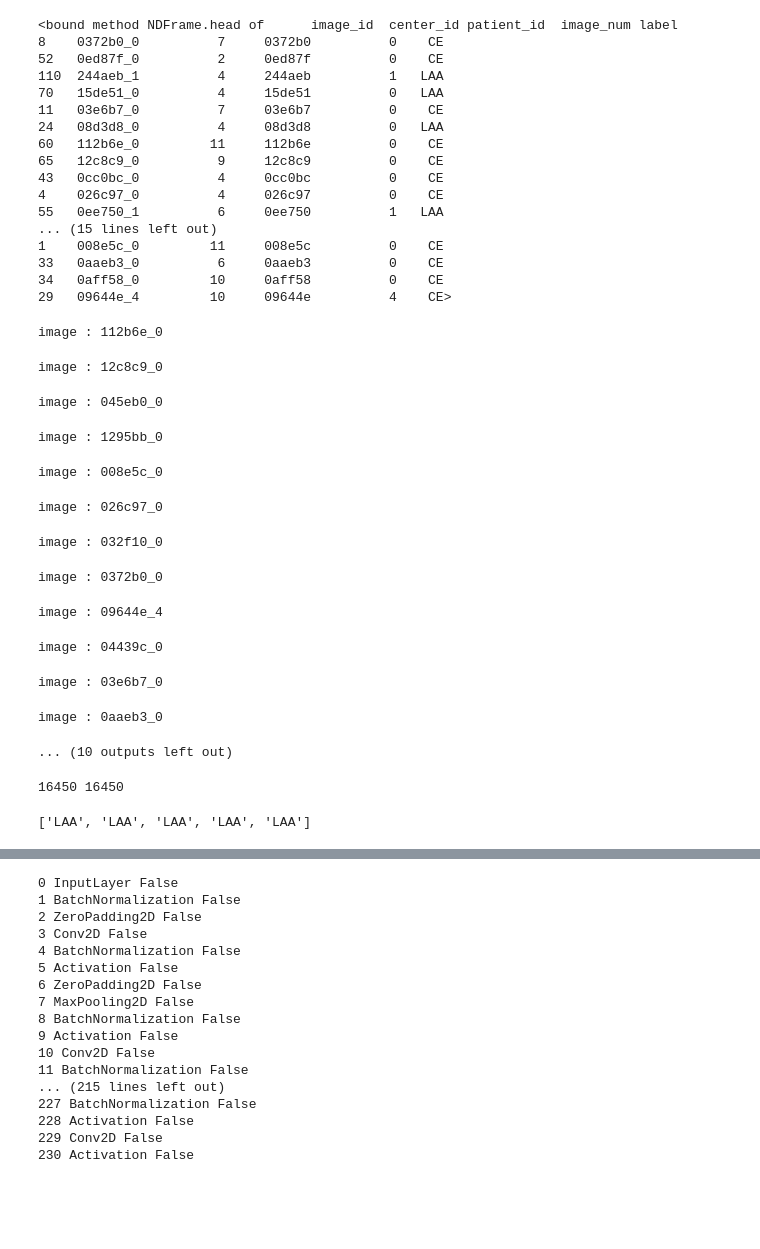
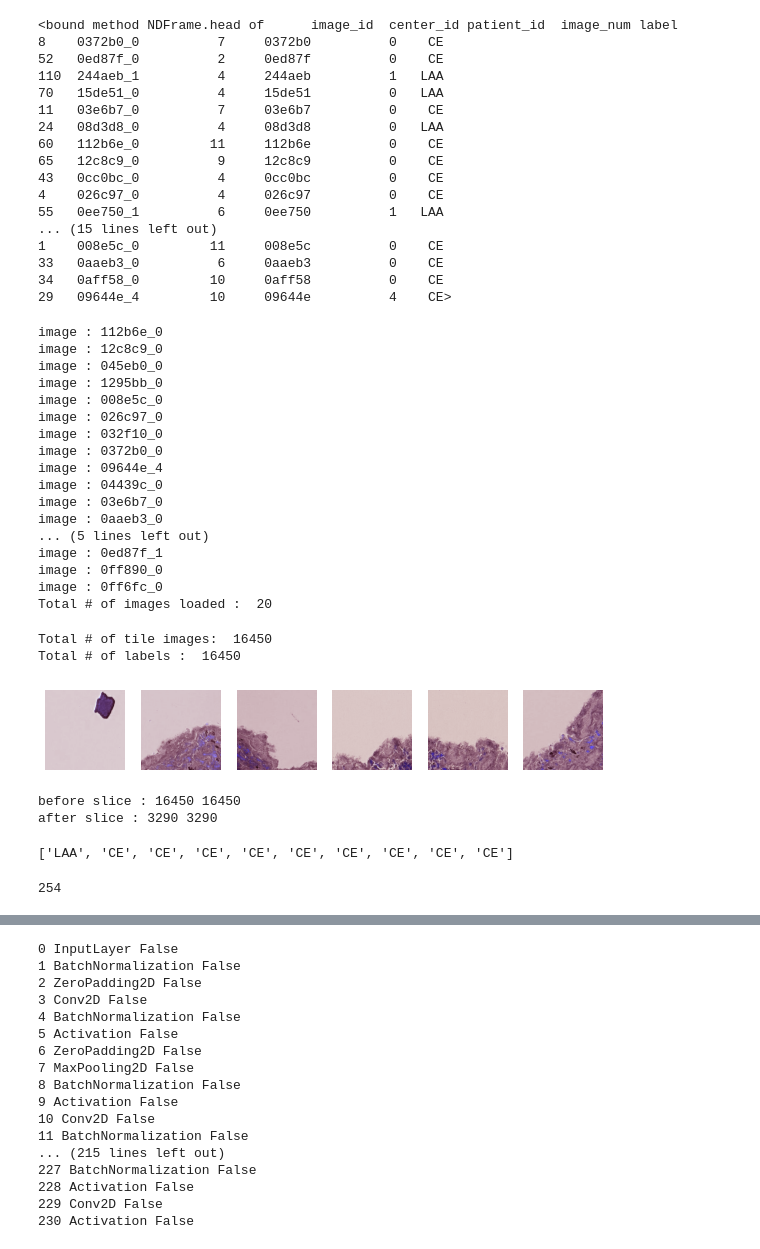
Before and after one commit to dingowhiz/Data_Analytics_ML, a Jupyter notebook: mayo_wsi_anomaly.ipynb, the cells around one changed output, grey strips where cells are left out. Drawn from its saved outputs; the diff is of its cells as text; code cells hidden in the pictures; blank space fills up the shorter version.

```diff
--- a/mayo_wsi_anomaly.ipynb
+++ b/mayo_wsi_anomaly.ipynb
@@ -263,6 +241,7 @@ X_train.head
 from google.colab import output
 output.enable_custom_widget_manager()
 # %%
+from tqdm.notebook import tqdm_notebook
 # file_name = "/content/"
 # with ZipFile(file_name,'r') as zip:
 #   zip.extractall()
@@ -271,16 +250,18 @@ output.enable_custom_widget_manager()
 ce_path = '/content/drive/MyDrive/Mayo/train/train_CE/'
 X = []
 y = []
+count = 0
 os.chdir(ce_path)
 img_dir_CE = os.listdir()
-for ele in tqdm(img_dir_CE):
+for ele in tqdm(os.listdir(), desc = 'image loading in progress ...'):
   print('image :',ele)
+  count+=1
   os.chdir(ce_path + ele)
   cur_dir = os.getcwd()
   if os.path.isdir(cur_dir):
     subdir = os.listdir()
 
-    for s in tqdm(subdir):
+    for s in subdir:
       #print('last_dir =',s)
       #print(os.getcwd())
       #print('cur_dir :',cur_dir)
@@ -288,7 +269,7 @@ for ele in tqdm(img_dir_CE):
         os.chdir(cur_dir+'/'+s)
         #print('cur_dir changed to :', os.getcwd())
         t_dir = os.listdir()
-        for t in tqdm(t_dir):
+        for t in t_dir:
           img = cv2.imread(t)
           #plt.imshow(img)
           #plt.show()
@@ -296,18 +277,20 @@ for ele in tqdm(img_dir_CE):
           #img, mask = mask_filter(np.array(img))
           #img = remove_bkgd(img, mask)
           X.append(img)
+          del img
           y.append('CE')
+print('Total # of images loaded : ', count)
 laa_path = '/content/drive/MyDrive/Mayo/train/train_LAA/'
 os.chdir(laa_path)
 img_dir_LAA = os.listdir()
-for ele_laa in tqdm(img_dir_LAA):
+for ele_laa in img_dir_LAA:
   #print('image_laa :',ele_laa)
   os.chdir(laa_path + ele_laa)
   cur_dir_laa = os.getcwd()
   if os.path.isdir(cur_dir_laa):
     subdir_laa = os.listdir()
 
-    for s_laa in tqdm(subdir_laa):
+    for s_laa in subdir_laa:
       #print('last_dir_laa =',s_laa)
       #print(os.getcwd())
       #print('cur_dir :',cur_dir)
@@ -315,49 +298,58 @@ for ele_laa in tqdm(img_dir_LAA):
         os.chdir(cur_dir_laa+'/'+s_laa)
         #print('cur_dir changed to :', os.getcwd())
         t_dir_laa = os.listdir()
-        for t_laa in tqdm(t_dir_laa):
+        for t_laa in t_dir_laa:
           img_laa = cv2.imread(t_laa)
           #plt.imshow(img)
           #plt.show()
           #img = cv2.resize(img,(224,224))      #<=== resize image to 224x224 pixels
           #img, mask = mask_filter(np.array(img))
           #img = remove_bkgd(img, mask)
           X.append(img_laa)
+          del img_laa
           y.append('LAA')
         #y.append((i['label']))
         #print(i[0:1])
   #os.chdir('/content/drive/MyDrive/Mayo/train/LAA')
   #img_dir_LAA = os.listdir()
   #for subdir in tqdm(img_dir_LAA):
   #  for t_dir in tqdm(subdir[0]):
   #    for i in t_dir[0]:
   #      img = cv2.imread(i)
         #img = cv2.resize(img,(224,224))
         #img, mask = mask_filter(np.array(img))
         #img = remove_bkgd(img, mask)
   #      X.append(img)
   #for i in range(1,99):
         #y.append('label')
   #print(y)
+del ce_path, cur_dir, cur_dir_laa, ele, ele_laa, img_dir_CE, img_dir_LAA, laa_path, t, t_dir, t_dir_laa, t_laa, s, s_laa, subdir, subdir_laa
 print('Total # of tile images: ', len(X))
 print('Total # of labels : ', len(y))
 plt.figure(figsize=(10, 10))
 for i in range(6):
       plt.subplot(1, 6, i+1)
       plt.imshow(X[i], cmap="gray")
       plt.axis('off')
 plt.show()
 # %% [output]
 image : 112b6e_0
+image : 12c8c9_0
+image : 045eb0_0
+image : 1295bb_0
+image : 008e5c_0
+image : 026c97_0
+image : 032f10_0
+image : 0372b0_0
+image : 09644e_4
+image : 04439c_0
+image : 03e6b7_0
+image : 0aaeb3_0
+... (5 lines left out)
+image : 0ed87f_1
+image : 0ff890_0
+image : 0ff6fc_0
+Total # of images loaded :  20
-image : 12c8c9_0
+Total # of tile images:  16450
+Total # of labels :  16450
-image : 045eb0_0
-image : 1295bb_0
-image : 008e5c_0
-image : 026c97_0
-image : 032f10_0
-image : 0372b0_0
-image : 09644e_4
-image : 04439c_0
-image : 03e6b7_0
-image : 0aaeb3_0
-... (10 outputs left out)
+[figure, added]
@@ -367,6 +355,0 @@ output.disable_custom_widget_manager()
-# %%
-print(len(X), len(y))
-y[-5:]
-# %% [output]
-16450 16450
-['LAA', 'LAA', 'LAA', 'LAA', 'LAA']
@@ -372,0 +360,17 @@ y[-5:]
+# %%
+print('before slice :',len(X2), len(y2))
+d1=len(X2)//5
+d2=len(y2)//5
+X3=X2[:d1]
+y3=y2[:d2]
+del X2, y2
+print('after slice :',len(X3), len(y3))
+y3[-10:]
+# %% [output]
+before slice : 16450 16450
+after slice : 3290 3290
+['LAA', 'CE', 'CE', 'CE', 'CE', 'CE', 'CE', 'CE', 'CE', 'CE']
+# %%
+y3.count('LAA')
+# %% [output]
+254
```
Also changed, not shown: parts of 15 cells of this notebook.
